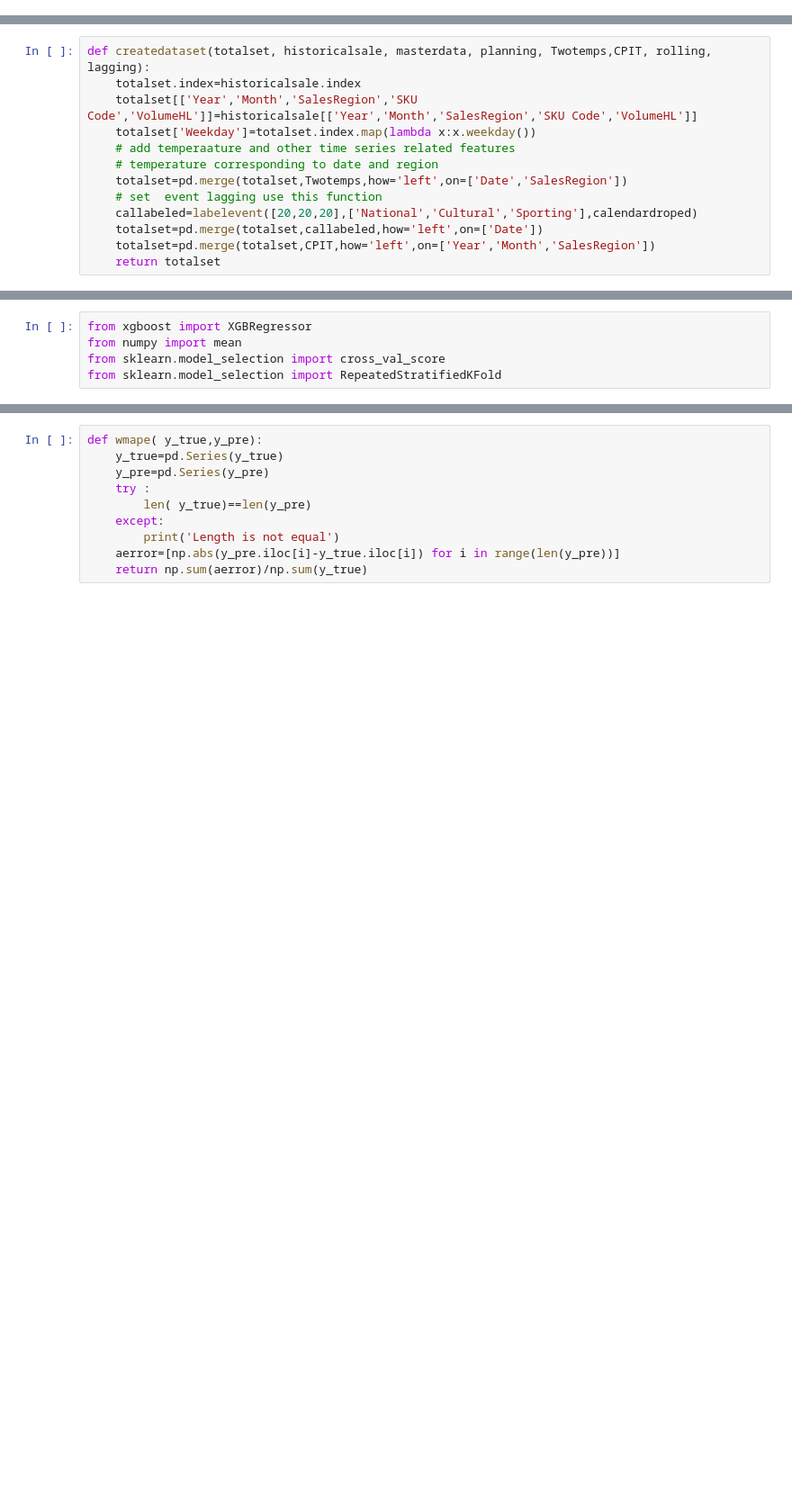
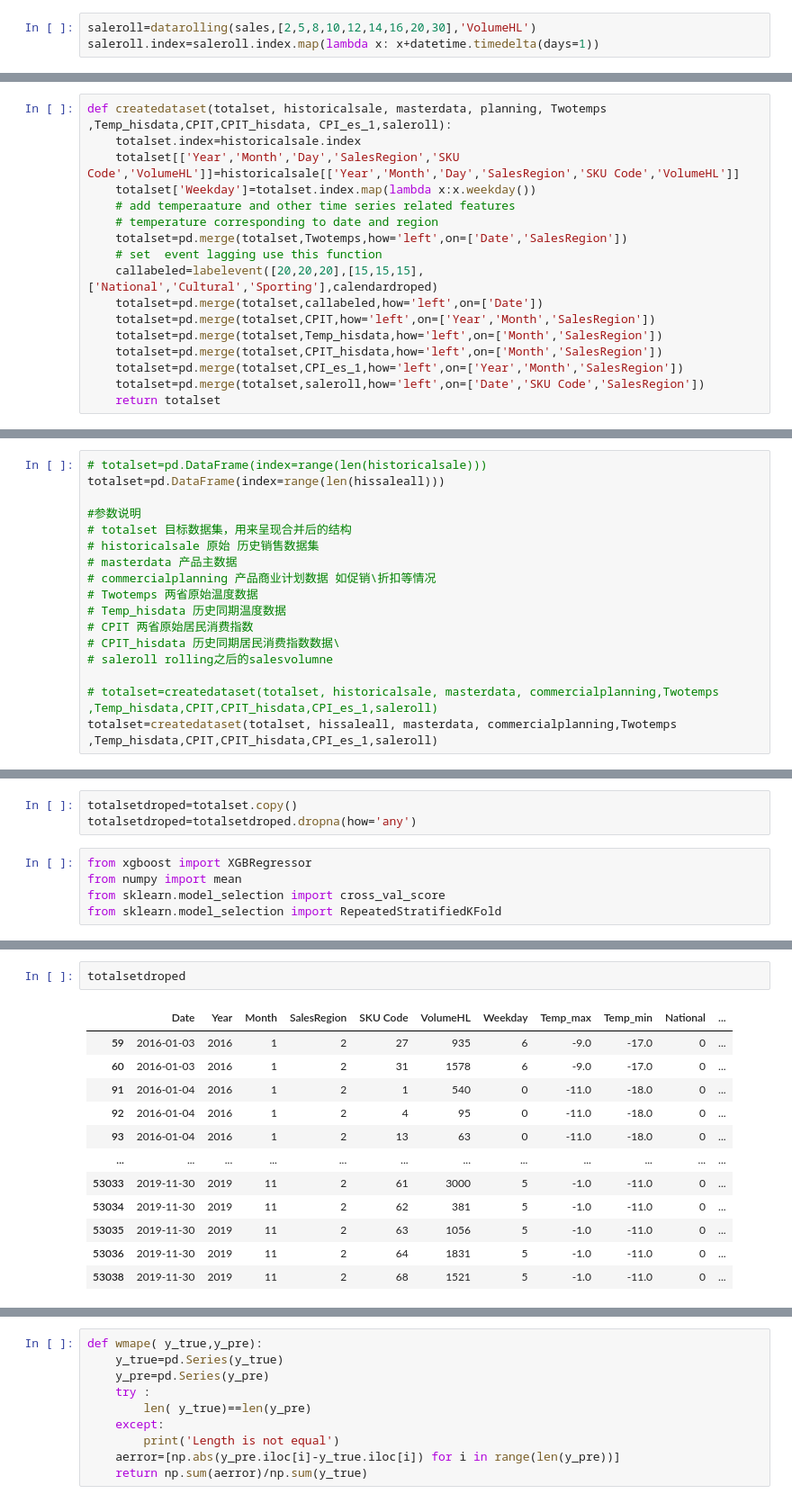
Before and after one commit to sunmingbai/BUD_competition, a Jupyter notebook: Ming/Model1.ipynb, the cells around one changed output, grey strips where cells are left out. Shown: that part at 90% size. Cells and saved outputs as stored; diff of their text form; blank space fills up the shorter version.

```diff
--- a/Ming/Model1.ipynb
+++ b/Ming/Model1.ipynb
@@ -294,0 +499,3 @@ CPIT
+# %%
+saleroll=datarolling(sales,[2,5,8,10,12,14,16,20,30],'VolumeHL')
+saleroll.index=saleroll.index.map(lambda x: x+datetime.timedelta(days=1))
@@ -295,13 +519,17 @@ CPIT
 # %%
-def createdataset(totalset, historicalsale, masterdata, planning, Twotemps,CPIT, rolling, lagging):
+def createdataset(totalset, historicalsale, masterdata, planning, Twotemps ,Temp_hisdata,CPIT,CPIT_hisdata, CPI_es_1,saleroll):
     totalset.index=historicalsale.index
-    totalset[['Year','Month','SalesRegion','SKU Code','VolumeHL']]=historicalsale[['Year','Month','SalesRegion','SKU Code','VolumeHL']]
+    totalset[['Year','Month','Day','SalesRegion','SKU Code','VolumeHL']]=historicalsale[['Year','Month','Day','SalesRegion','SKU Code','VolumeHL']]
     totalset['Weekday']=totalset.index.map(lambda x:x.weekday())
     # add temperaature and other time series related features
     # temperature corresponding to date and region
     totalset=pd.merge(totalset,Twotemps,how='left',on=['Date','SalesRegion'])
     # set  event lagging use this function
-    callabeled=labelevent([20,20,20],['National','Cultural','Sporting'],calendardroped)
+    callabeled=labelevent([20,20,20],[15,15,15],['National','Cultural','Sporting'],calendardroped)
     totalset=pd.merge(totalset,callabeled,how='left',on=['Date'])
     totalset=pd.merge(totalset,CPIT,how='left',on=['Year','Month','SalesRegion'])
+    totalset=pd.merge(totalset,Temp_hisdata,how='left',on=['Month','SalesRegion'])
+    totalset=pd.merge(totalset,CPIT_hisdata,how='left',on=['Month','SalesRegion'])
+    totalset=pd.merge(totalset,CPI_es_1,how='left',on=['Year','Month','SalesRegion'])
+    totalset=pd.merge(totalset,saleroll,how='left',on=['Date','SKU Code','SalesRegion'])
     return totalset
@@ -322,0 +536,17 @@ NameError: name 'laggingfeature' is not defined
+# %%
+# totalset=pd.DataFrame(index=range(len(historicalsale)))
+totalset=pd.DataFrame(index=range(len(hissaleall)))
+
+#参数说明
+# totalset 目标数据集，用来呈现合并后的结构
+# historicalsale 原始 历史销售数据集
+# masterdata 产品主数据
+# commercialplanning 产品商业计划数据 如促销\折扣等情况
+# Twotemps 两省原始温度数据
+# Temp_hisdata 历史同期温度数据
+# CPIT 两省原始居民消费指数
+# CPIT_hisdata 历史同期居民消费指数数据\
+# saleroll rolling之后的salesvolumne
+
+# totalset=createdataset(totalset, historicalsale, masterdata, commercialplanning,Twotemps ,Temp_hisdata,CPIT,CPIT_hisdata,CPI_es_1,saleroll)
+totalset=createdataset(totalset, hissaleall, masterdata, commercialplanning,Twotemps ,Temp_hisdata,CPIT,CPIT_hisdata,CPI_es_1,saleroll)
@@ -323,3 +573,6 @@ NameError: name 'laggingfeature' is not defined
+# %%
+totalsetdroped=totalset.copy()
+totalsetdroped=totalsetdroped.dropna(how='any')
 # %%
 from xgboost import XGBRegressor
 from numpy import mean
@@ -394,0 +624,15 @@ cv= RepeatedStratifiedKFold(n_splits=10, n_repeats=3, random_state=1)
+# %%
+totalsetdroped
+# %% [output]
+|  | Date | Year | Month | SalesRegion | SKU Code | VolumeHL | Weekday | Temp_max | Temp_min | National | ... |
+| 59 | 2016-01-03 | 2016 | 1 | 2 | 27 | 935 | 6 | -9.0 | -17.0 | 0 | ... |
+| 60 | 2016-01-03 | 2016 | 1 | 2 | 31 | 1578 | 6 | -9.0 | -17.0 | 0 | ... |
+| 91 | 2016-01-04 | 2016 | 1 | 2 | 1 | 540 | 0 | -11.0 | -18.0 | 0 | ... |
+| 92 | 2016-01-04 | 2016 | 1 | 2 | 4 | 95 | 0 | -11.0 | -18.0 | 0 | ... |
+| 93 | 2016-01-04 | 2016 | 1 | 2 | 13 | 63 | 0 | -11.0 | -18.0 | 0 | ... |
+| ... | ... | ... | ... | ... | ... | ... | ... | ... | ... | ... | ... |
+| 53033 | 2019-11-30 | 2019 | 11 | 2 | 61 | 3000 | 5 | -1.0 | -11.0 | 0 | ... |
+| 53034 | 2019-11-30 | 2019 | 11 | 2 | 62 | 381 | 5 | -1.0 | -11.0 | 0 | ... |
+| 53035 | 2019-11-30 | 2019 | 11 | 2 | 63 | 1056 | 5 | -1.0 | -11.0 | 0 | ... |
+| 53036 | 2019-11-30 | 2019 | 11 | 2 | 64 | 1831 | 5 | -1.0 | -11.0 | 0 | ... |
+| 53038 | 2019-11-30 | 2019 | 11 | 2 | 68 | 1521 | 5 | -1.0 | -11.0 | 0 | ... |
```
Also changed, not shown: parts of 66 cells of this notebook, 1 other file.
